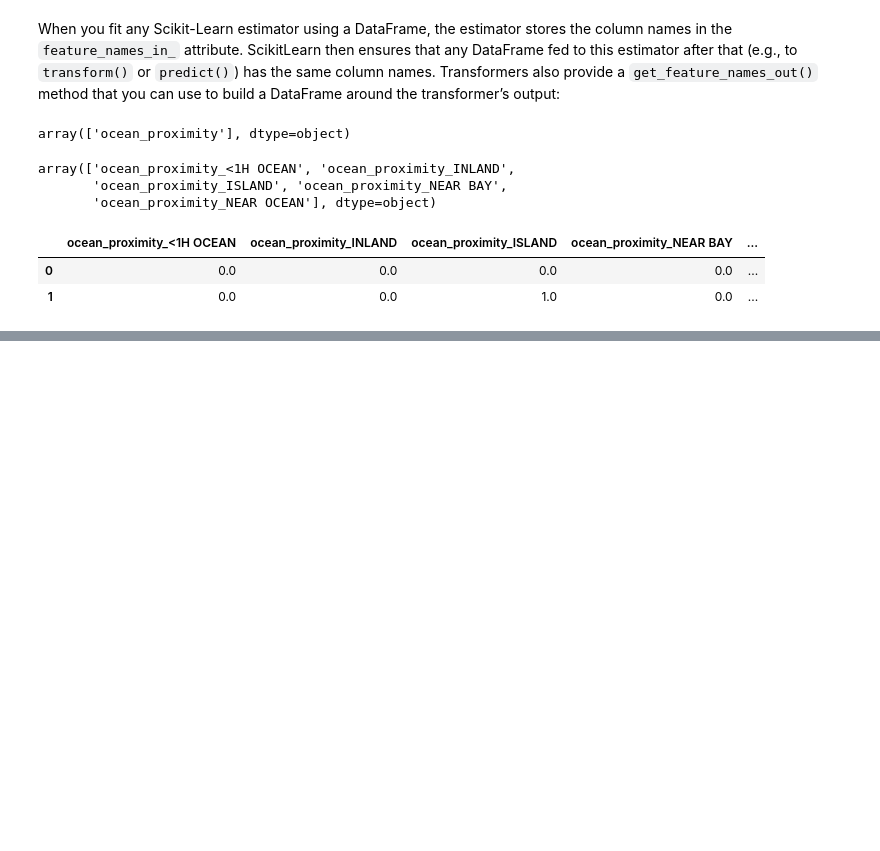
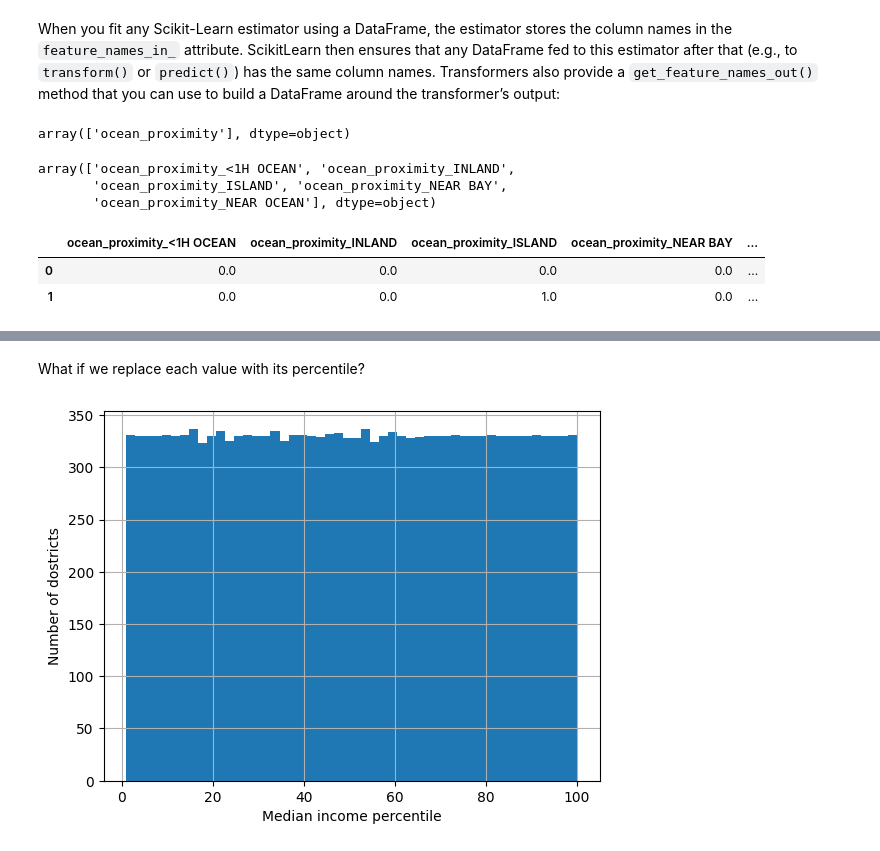
Before and after one commit to dmuman/My-first-ML-project, a Jupyter notebook: book/Linear Regression/House_value_prediction.ipynb, the cells around one changed output, grey strips where cells are left out. Cells and saved outputs as stored; diff of their text form; code cells hidden in the pictures; blank space fills up the shorter version.

```diff
--- a/book/Linear Regression/House_value_prediction.ipynb
+++ b/book/Linear Regression/House_value_prediction.ipynb
@@ -576,0 +674,14 @@ df_output
+# %% [markdown]
+What if we replace each value with its percentile?
+# %%
+# extra code that shows that we get a uniform distribution
+percentiles = [np.percentile(housing["median_income"], p) for p in range(1, 100)]
+flattened_median_income = pd.cut(housing["median_income"],
+                                 bins=[-np.inf] + percentiles + [np.inf],
+                                 labels=range(1, 100 + 1))
+flattened_median_income.hist(bins=50)
+plt.xlabel("Median income percentile")
+plt.ylabel("Number of dostricts")
+plt.show()
+# %% [output]
+[figure, added]
```
Also changed, not shown: parts of 21 cells of this notebook.
